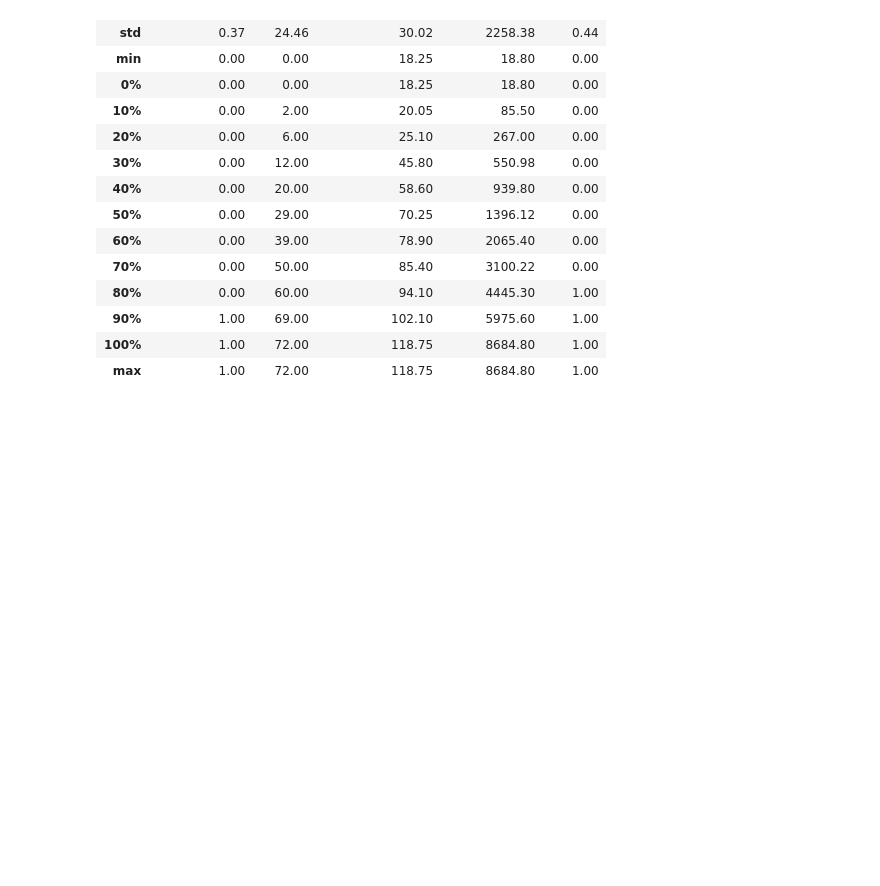
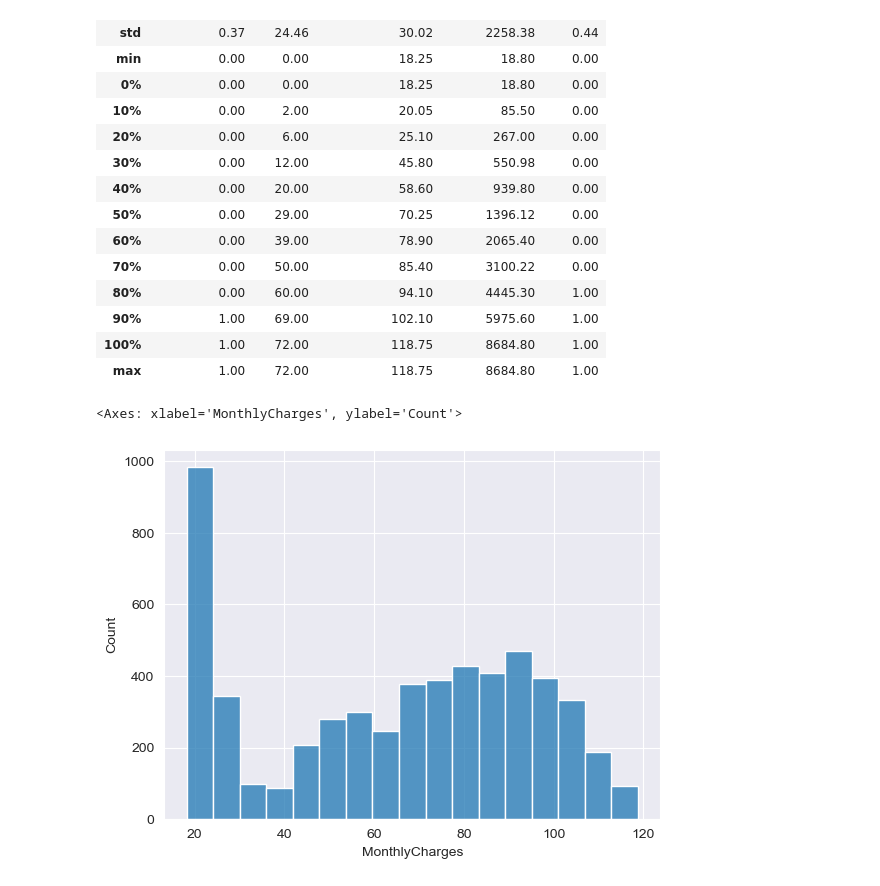
Before and after one commit to rhyanfrazao/projeto-classificacao-churn, a Jupyter notebook: projeto-classificacao-churn.ipynb, the cells around one changed output. Saved outputs shown, nothing was run; the diff lists cells and outputs as text; code cells hidden in the pictures; blank space fills up the shorter version.

```diff
--- a/projeto-classificacao-churn.ipynb
+++ b/projeto-classificacao-churn.ipynb
@@ -280,3 +280,11 @@ df_clientes.describe(percentiles=np.linspace(0, 1, 11))
 | 90% | 1.00 | 69.00 | 102.10 | 5975.60 | 1.00 |
 | 100% | 1.00 | 72.00 | 118.75 | 8684.80 | 1.00 |
 | max | 1.00 | 72.00 | 118.75 | 8684.80 | 1.00 |
+# %%
+# Analisando a Distribuição das cobranças mensais:
+sns.set_style("darkgrid")
+plt.tight_layout()
+sns.histplot(data=df_clientes, x='MonthlyCharges')
+# %% [output]
+<Axes: xlabel='MonthlyCharges', ylabel='Count'>
+[figure, added]
```
Also changed, not shown: parts of 8 cells of this notebook.
